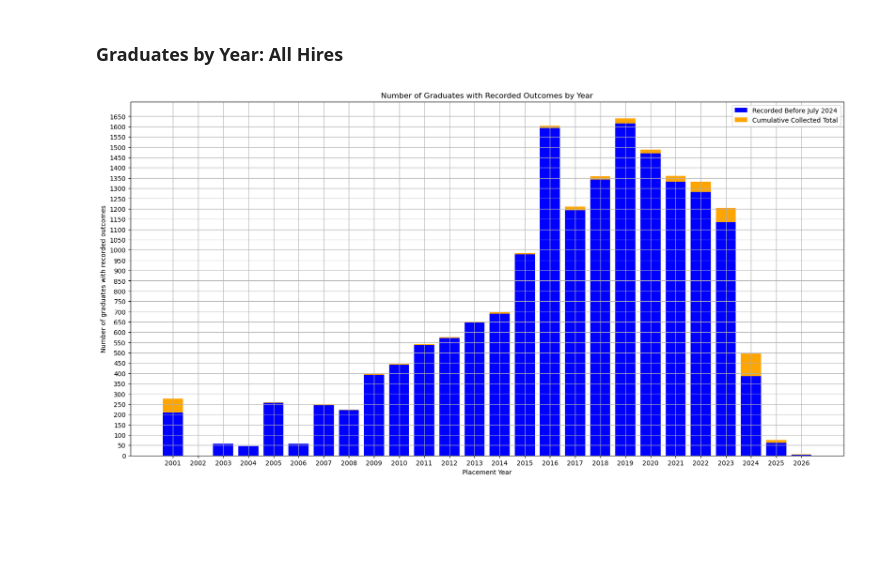
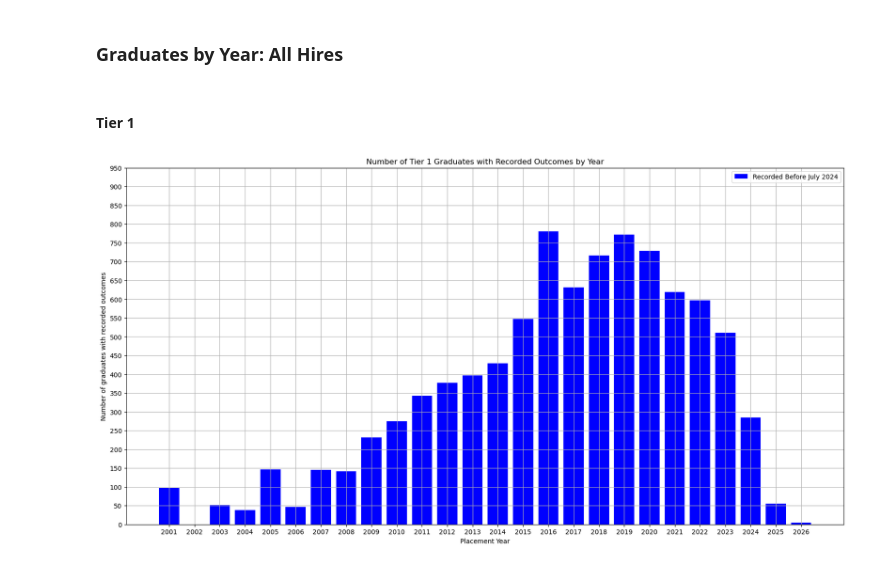
Before and after one commit to michaelpetersubc/mapinator, a Jupyter notebook: mapinator_readme/2024_update/mapinator_readme_2024.ipynb, the cells around one changed output. Saved outputs shown, nothing was run; the diff lists cells and outputs as text; code cells hidden in the pictures; blank space fills up the shorter version.

```diff
--- a/mapinator_readme/2024_update/mapinator_readme_2024.ipynb
+++ b/mapinator_readme/2024_update/mapinator_readme_2024.ipynb
@@ -29,3 +29,7 @@ idt_df["institution_id"] = pd.to_numeric(idt_df["institution_id"])
+# %%
+pl_df['created_at'] = pd.to_datetime(pl_df['created_at'])
+pl_df['startdate']= pd.to_datetime(pl_df['startdate'])
+pl_df['year'] = pl_df['startdate'].dt.year
 # %%
 pl_df['from_institution_id'] = pd.to_numeric(pl_df['from_institution_id'])
 pl_df_merged = pd.merge(
@@ -36,8 +40,11 @@ pl_df_merged = pd.merge(
     how="left")
 pl_df_merged.rename(columns={"type": "graduating_tier"}, inplace=True)
 
-top_tier = pl_df_merged[pl_df_merged['graduating_tier'] <= 2]
-number = len(top_tier['from_institution_id'].unique())
+tier_1 = pl_df_merged[pl_df_merged['graduating_tier'] == 1]
+tier_2 = pl_df_merged[pl_df_merged['graduating_tier'] == 2]
 
-print(f'The number of tier 1 and 2 institutions is {number}')
+t1_number = len(tier_1['from_institution_id'].unique())
+t2_number= len(tier_2['from_institution_id'].unique())
+
+print(f'The number of tier 1 and 2 institutions is {t1_number} and {t2_number} respectively')
 # %% [output]
@@ -123,28 +164,26 @@ plt.show()
 # %% [markdown]
 ### Graduates by Year: All Hires
+# %% [markdown]
+#### Tier 1
 # %%
 fig, ax = plt.subplots(figsize=(20, 10))
 
-before_total = top_tier_before.groupby('year').size()
-after_total = top_tier_after.groupby('year').size()
+total_count = tier_1.groupby('year').size()
 
-years = before_total.index.union(after_total.index)
-before_total = before_total.reindex(years, fill_value=0)
-after_total = after_total.reindex(years, fill_value=0)
+years = total_count.index
 
+ax.bar(years, total_count, color='blue', label='Recorded Before July 2024')
 
-bar1 = ax.bar(years, before_total, color='blue', label='Recorded Before July 2024')
-bar2 = ax.bar(years, after_total, bottom=before_total, color='orange', label='Cumulative Collected Total')
 
 ax.set_xlabel("Placement Year")
 ax.set_ylabel("Number of graduates with recorded outcomes")
-y_ticks = np.arange(0, 1700, 50)
+y_ticks = np.arange(0, 1000, 50)
 x_ticks = np.arange(2001, 2027, 1)
 ax.set_yticks(y_ticks)
 ax.set_xticks(x_ticks)
-ax.set_title("Number of Graduates with Recorded Outcomes by Year")
+ax.set_title("Number of Tier 1 Graduates with Recorded Outcomes by Year")
 ax.legend()
 ax.grid()
 plt.show()
 # %% [output]
-[figure, old version]
+[figure, new version]
```
Also changed, not shown: parts of 12 cells of this notebook.
